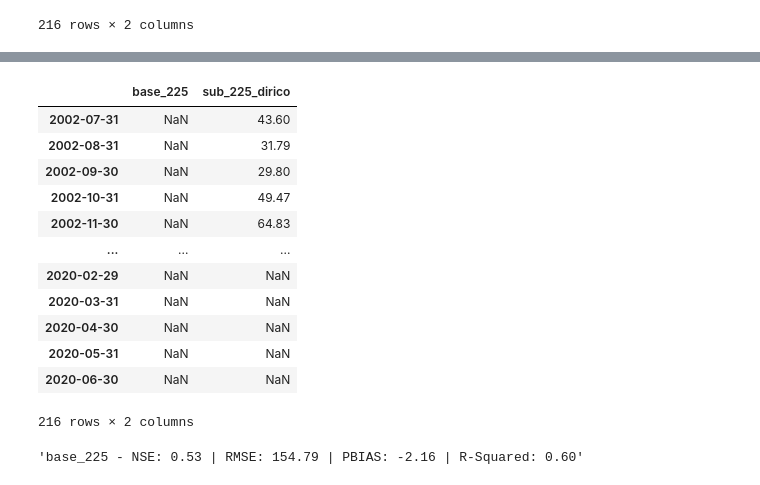
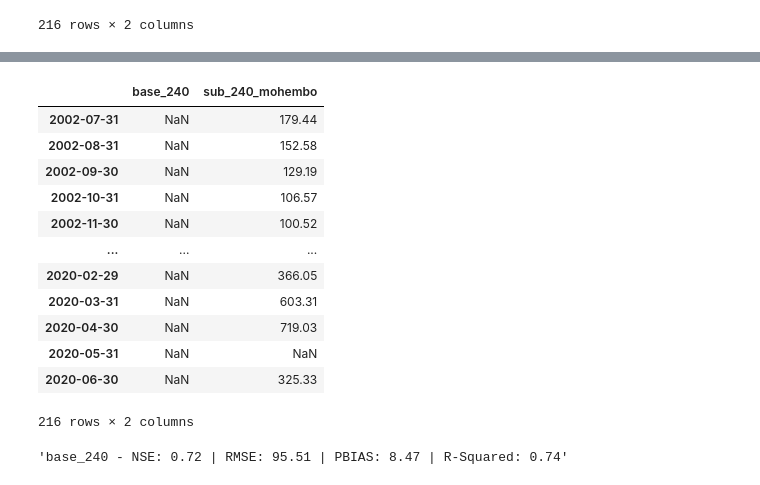
Before and after one commit to spark-brc/swatmf, a Jupyter notebook: okvg_020421_scn_figs04.ipynb, the cells around one changed output, grey strips where cells are left out. Cells and saved outputs as stored; diff of their text form; code cells hidden in the pictures.

```diff
--- a/okvg_020421_scn_figs04.ipynb
+++ b/okvg_020421_scn_figs04.ipynb
@@ -54,7 +54,8 @@ df_rch = pd.read_csv(
                     index_col=0)
 
 df = df_rch.loc[sub_number]
-df.index = pd.date_range('1/1/2003', periods=len(df.streamflow_sim), freq="D")
+df = df[df["filter"] < 13]
+df.index = pd.date_range('1/1/2003', periods=len(df.streamflow_sim), freq="M")
 df.rename(columns = {'streamflow_sim':'base_{}'.format(sub_number)}, inplace = True)
 df
 # %% [output]
@@ -74,6 +75,6 @@ df
 # %%
-df = df.drop('filter', axis=1)
-base_df = df.resample('M').mean()
+base_df = df.drop('filter', axis=1)
+# base_df = df.resample('M').mean()
 base_df
 # %% [output]
 |  | base_240 |
@@ -238,19 +239,19 @@ plt.show()
 # %%
-df =  pd.concat([base_df.iloc[:, 0], str_obd.iloc[:, 0]], axis=1)
+df =  pd.concat([base_df.iloc[:, 0], str_obd.iloc[:, 1]], axis=1)
 df
 # %% [output]
-|  | base_225 | sub_225_dirico |
-| 2002-07-31 | NaN | 43.60 |
-| 2002-08-31 | NaN | 31.79 |
-| 2002-09-30 | NaN | 29.80 |
-| 2002-10-31 | NaN | 49.47 |
-| 2002-11-30 | NaN | 64.83 |
+|  | base_240 | sub_240_mohembo |
+| 2002-07-31 | NaN | 179.44 |
+| 2002-08-31 | NaN | 152.58 |
+| 2002-09-30 | NaN | 129.19 |
+| 2002-10-31 | NaN | 106.57 |
+| 2002-11-30 | NaN | 100.52 |
 | ... | ... | ... |
-| 2020-02-29 | NaN | NaN |
-| 2020-03-31 | NaN | NaN |
-| 2020-04-30 | NaN | NaN |
+| 2020-02-29 | NaN | 366.05 |
+| 2020-03-31 | NaN | 603.31 |
+| 2020-04-30 | NaN | 719.03 |
 | 2020-05-31 | NaN | NaN |
-| 2020-06-30 | NaN | NaN |
+| 2020-06-30 | NaN | 325.33 |
 216 rows × 2 columns
 # %%
 nse, rmse, pbias, rsquared = swatmf_viz.get_stats(df)
@@ -258,7 +259,7 @@ stats = '{} - NSE: {:.2f} | RMSE: {:.2f} | PBIAS: {:.2f} | R-Squared: {:.2f}'.fo
 # %%
 stats
 # %% [output]
-'base_225 - NSE: 0.53 | RMSE: 154.79 | PBIAS: -2.16 | R-Squared: 0.60'
+'base_240 - NSE: 0.72 | RMSE: 95.51 | PBIAS: 8.47 | R-Squared: 0.74'
 # %%
 se[0][0]
 # %% [output]
```
Also changed, not shown: parts of 8 cells of this notebook, 3 other files.
